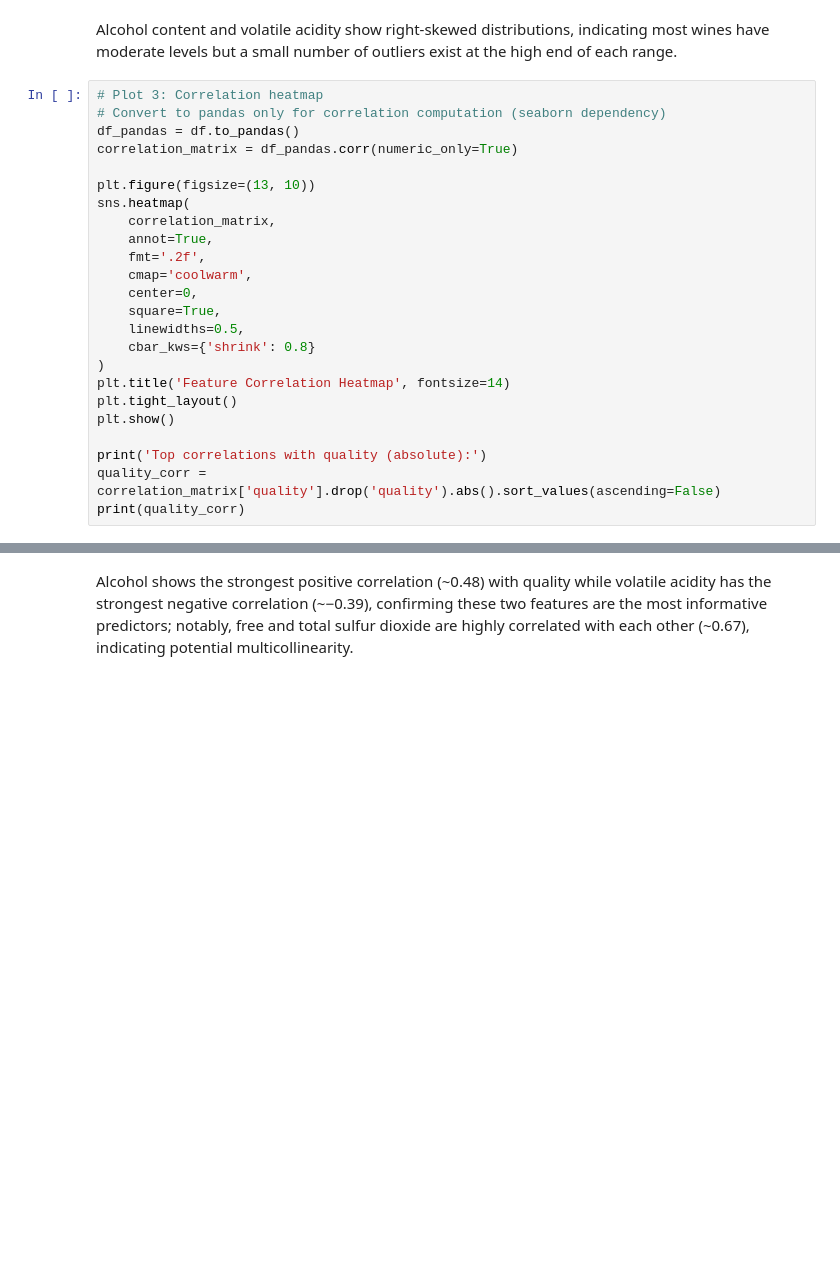
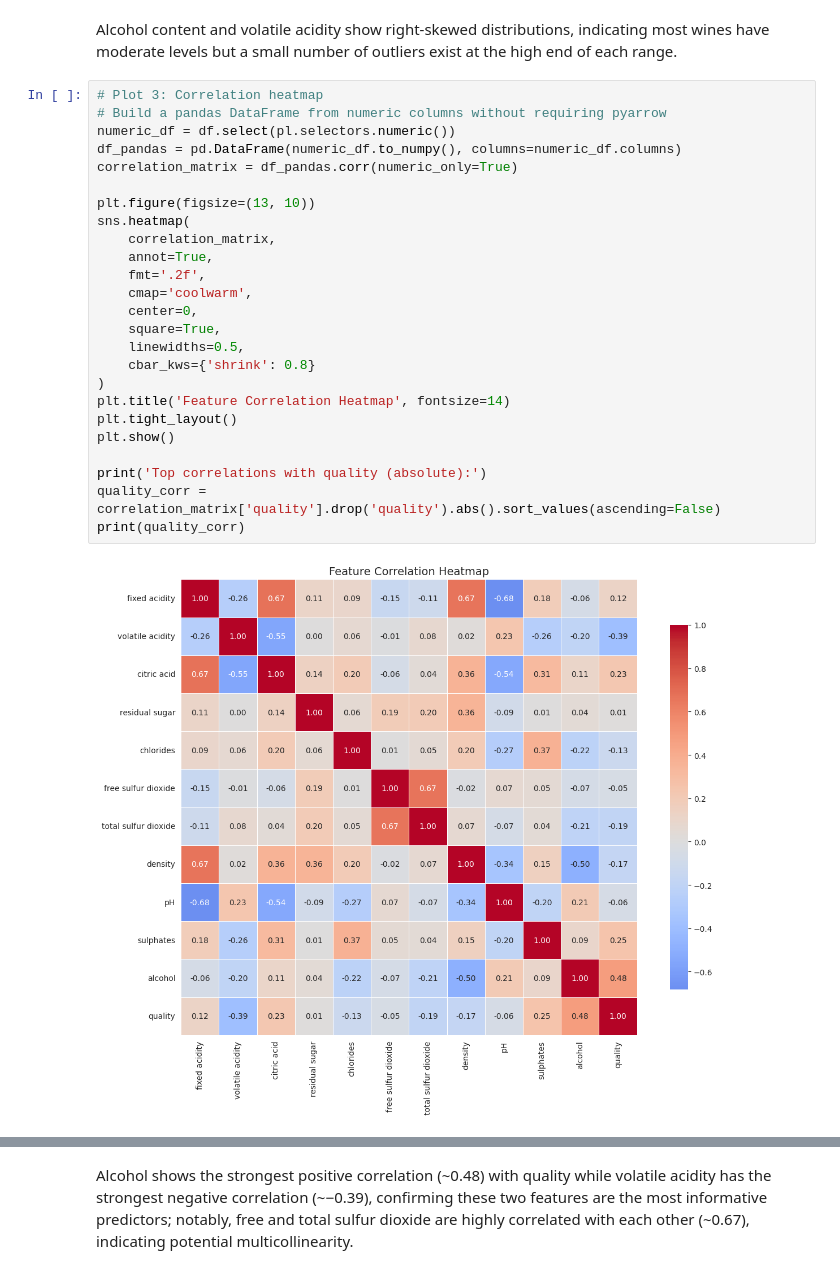
Before and after one commit to Andr3sss/ml-project-wine-quality, a Jupyter notebook: notebooks/main.ipynb, the cells around one changed output, grey strips where cells are left out. Cells and saved outputs as stored; diff of their text form; blank space fills up the shorter version.

```diff
--- a/notebooks/main.ipynb
+++ b/notebooks/main.ipynb
@@ -115,25 +162,28 @@ plt.show()
 Alcohol content and volatile acidity show right-skewed distributions, indicating most wines have moderate levels but a small number of outliers exist at the high end of each range.
 # %%
 # Plot 3: Correlation heatmap
-# Convert to pandas only for correlation computation (seaborn dependency)
-df_pandas = df.to_pandas()
+# Build a pandas DataFrame from numeric columns without requiring pyarrow
+numeric_df = df.select(pl.selectors.numeric())
+df_pandas = pd.DataFrame(numeric_df.to_numpy(), columns=numeric_df.columns)
 correlation_matrix = df_pandas.corr(numeric_only=True)
 
 plt.figure(figsize=(13, 10))
 sns.heatmap(
     correlation_matrix,
     annot=True,
     fmt='.2f',
     cmap='coolwarm',
     center=0,
     square=True,
     linewidths=0.5,
     cbar_kws={'shrink': 0.8}
 )
 plt.title('Feature Correlation Heatmap', fontsize=14)
 plt.tight_layout()
 plt.show()
 
 print('Top correlations with quality (absolute):')
 quality_corr = correlation_matrix['quality'].drop('quality').abs().sort_values(ascending=False)
 print(quality_corr)
+# %% [output]
+[figure, added]
```
Also changed, not shown: parts of 11 cells of this notebook.
